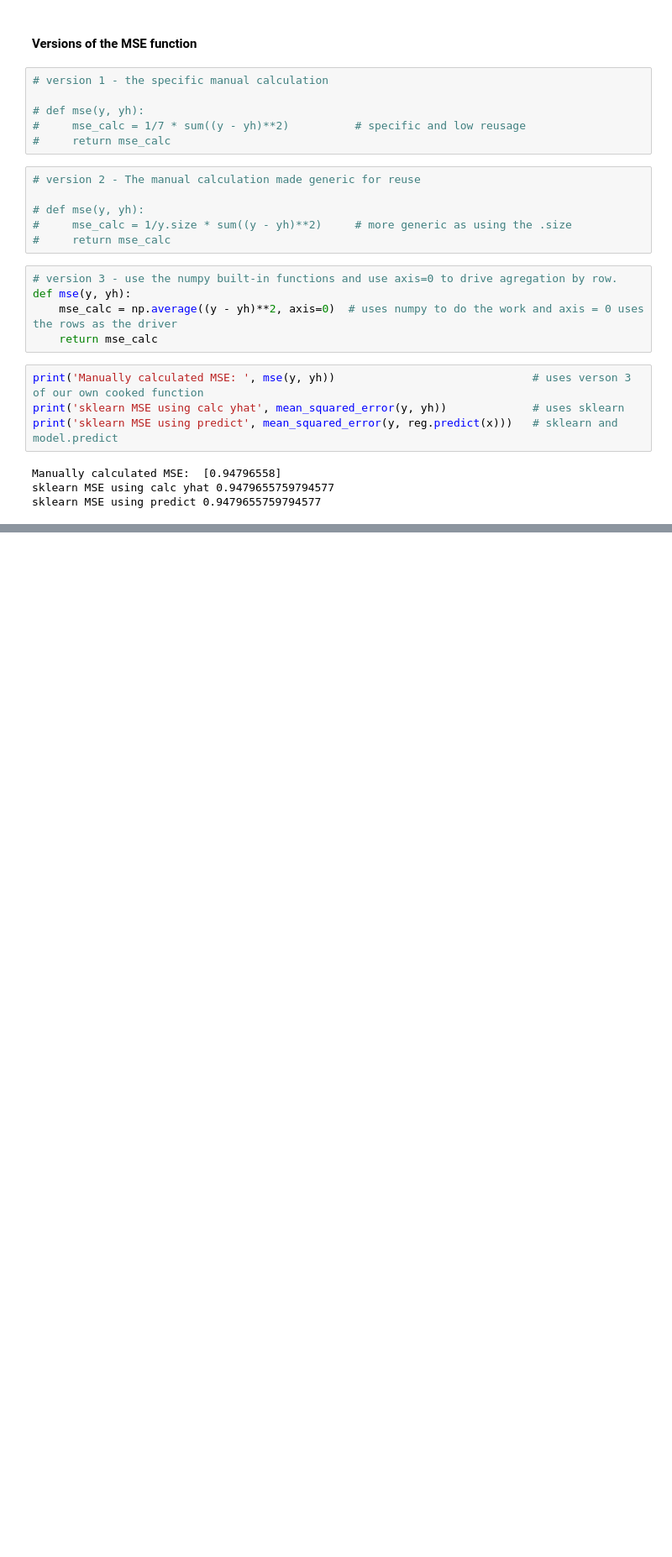
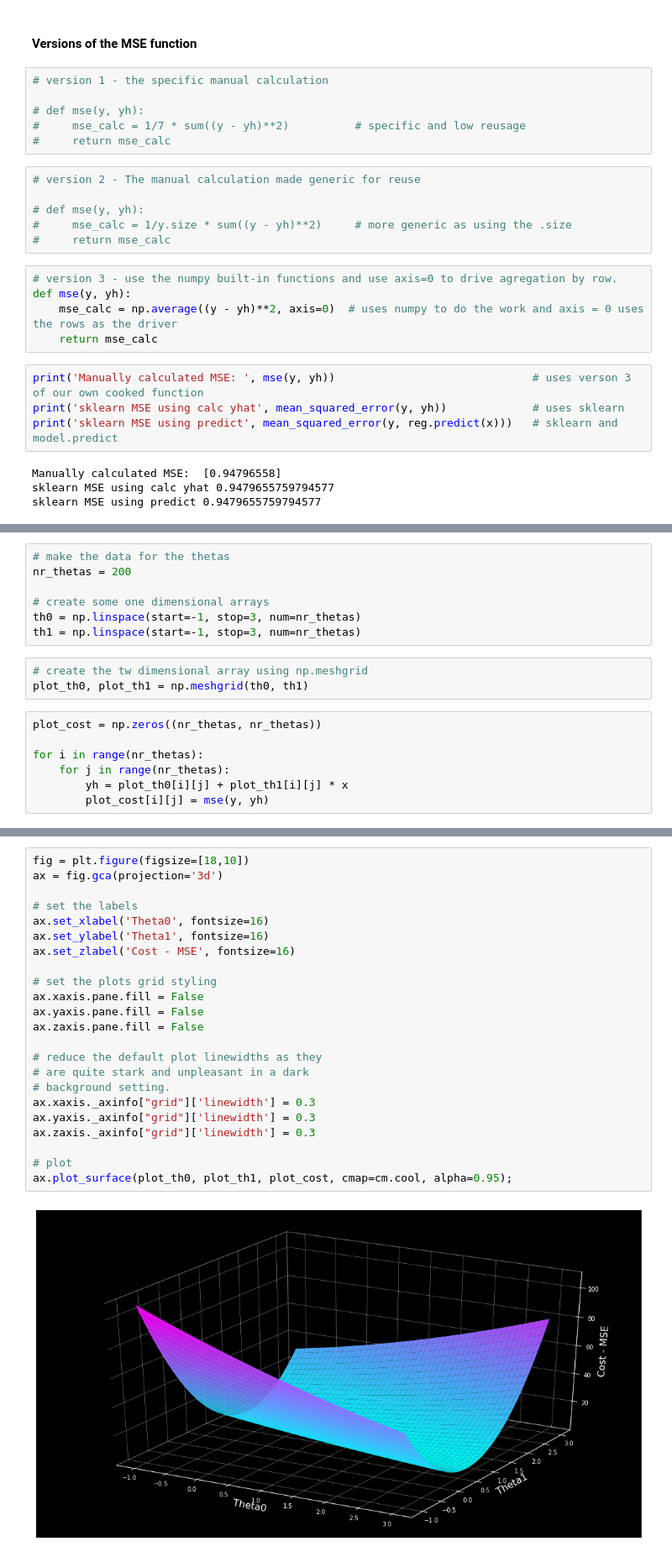
Before and after one commit to irisida/MLref-appbrewery, a Jupyter notebook: 04.03-MSE-Mean-squared-error.ipynb, the cells around one changed output, grey strips where cells are left out. Shown: that part at 84% size. Cells and saved outputs as stored; diff of their text form; blank space fills up the shorter version.

Commit message:
rendered the plot for MSE driven gradient descent

```diff
--- a/04.03-MSE-Mean-squared-error.ipynb
+++ b/04.03-MSE-Mean-squared-error.ipynb
@@ -136,0 +139,17 @@ sklearn MSE using predict 0.9479655759794577
+# %%
+# make the data for the thetas
+nr_thetas = 200
+
+# create some one dimensional arrays
+th0 = np.linspace(start=-1, stop=3, num=nr_thetas)
+th1 = np.linspace(start=-1, stop=3, num=nr_thetas)
+# %%
+# create the tw dimensional array using np.meshgrid
+plot_th0, plot_th1 = np.meshgrid(th0, th1)
+# %%
+plot_cost = np.zeros((nr_thetas, nr_thetas))
+
+for i in range(nr_thetas):
+    for j in range(nr_thetas):
+        yh = plot_th0[i][j] + plot_th1[i][j] * x
+        plot_cost[i][j] = mse(y, yh)
@@ -136,0 +173,25 @@ sklearn MSE using predict 0.9479655759794577
+# %%
+fig = plt.figure(figsize=[18,10])
+ax = fig.gca(projection='3d')
+
+# set the labels
+ax.set_xlabel('Theta0', fontsize=16)
+ax.set_ylabel('Theta1', fontsize=16)
+ax.set_zlabel('Cost - MSE', fontsize=16)
+
+# set the plots grid styling
+ax.xaxis.pane.fill = False
+ax.yaxis.pane.fill = False
+ax.zaxis.pane.fill = False
+
+# reduce the default plot linewidths as they
+# are quite stark and unpleasant in a dark
+# background setting.
+ax.xaxis._axinfo["grid"]['linewidth'] = 0.3
+ax.yaxis._axinfo["grid"]['linewidth'] = 0.3
+ax.zaxis._axinfo["grid"]['linewidth'] = 0.3
+
+# plot
+ax.plot_surface(plot_th0, plot_th1, plot_cost, cmap=cm.cool, alpha=0.95);
+# %% [output]
+[figure, added]
```
Also changed, not shown: parts of 7 cells of this notebook.
